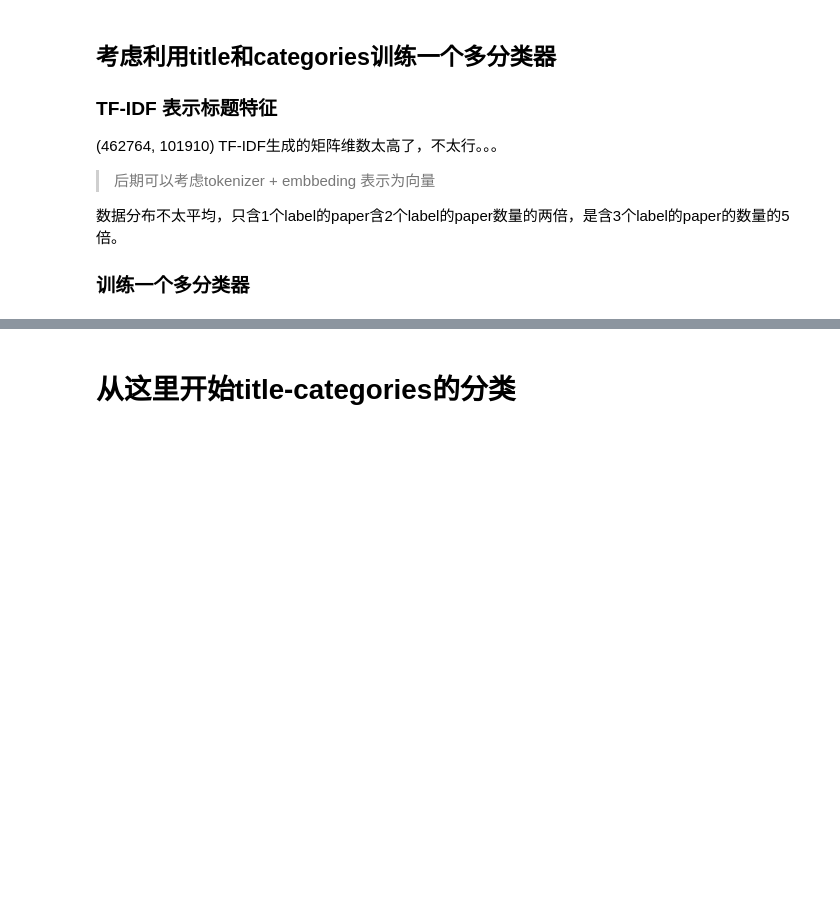
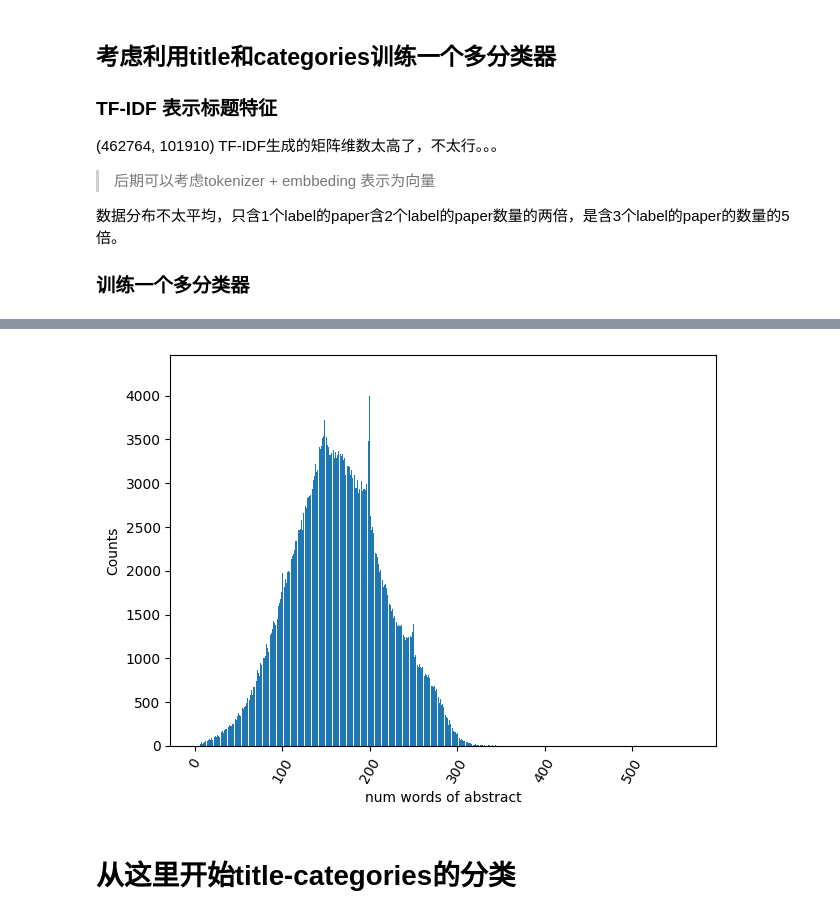
Before and after one commit to kurayami3349/arXiv_dataset_analyzation, a Jupyter notebook: arxiv-analyze.ipynb, the cells around one changed output, grey strips where cells are left out. Saved outputs shown, nothing was run; the diff lists cells and outputs as text; code cells hidden in the pictures; blank space fills up the shorter version.

Commit message:
Kaggle Notebook | arXiv_analyze | Version 10

```diff
--- a/arxiv-analyze.ipynb
+++ b/arxiv-analyze.ipynb
@@ -70,15 +70,14 @@ TF-IDF生成的矩阵维数太高了，不太行。。。
 # # 需要去除categories中非cs的标签
 # # 首先将categories 字符串分割，只保留cs标签
 # # 构建 (id) tittle : ["cs.label1", "cs.label2"]
-# cs_papers_path = "/kaggle/working/cs_papers.json"
-# if cs_papers is None:
-#     with open(cs_papers_path, "r") as f:
-#         cs_papers = pd.DataFrame(json.load(f))
+cs_papers_path = "/kaggle/input/mydatasets/cs_papers.json"
+with open(cs_papers_path, "r") as f:
+        cs_papers = pd.DataFrame(json.load(f))
 
-# for index, row in cs_papers.iterrows():
-#     words = row["categories"].split()
-#     processed_words = [word for word in words if word.startswith('cs.')]
+for index, row in cs_papers.iterrows():
+    words = row["categories"].split()
+    processed_words = [word for word in words if word.startswith('cs.')]
 
-#     cs_papers.at[index, "categories"] = processed_words
+    cs_papers.at[index, "categories"] = processed_words
 
-# cs_papers.head()
+cs_papers.head()
@@ -87,6 +93,5 @@ TF-IDF生成的矩阵维数太高了，不太行。。。
 # title_categories = cs_papers[["title", "categories"]]
 # title_categories.head()
 # %%
-
-# title_abs_categories = cs_papers[["title", "abstract","categories"]]
-# title_abs_categories.head()
+title_abs_categories = cs_papers[["title", "abstract","categories"]]
+title_abs_categories.head()
@@ -93,3 +105,21 @@ TF-IDF生成的矩阵维数太高了，不太行。。。
+# %%
+abstract_word_counts = {}
+for title in title_abs_categories["abstract"]:
+    abstract_parsed = title.split()
+    abstract_word_counts[len(abstract_parsed)] = abstract_word_counts.get(len(abstract_parsed), 0) + 1
+
+#for key in sorted(abstract_word_counts.keys()):
+#    print("num_words=", key, ": ", abstract_word_counts[key])
+# max is ?
+
+plt.bar(sorted(abstract_word_counts.keys()), [abstract_word_counts[key] for key in sorted(abstract_word_counts.keys())])
+plt.xticks(rotation=60)
+plt.xlabel("num words of abstract")
+plt.ylabel("Counts")
+plt.tight_layout()
+plt.show()
+# %% [output]
+[figure, added]
 # %%
 
 # title_categories_path = "/kaggle/working/title_categories.json"
```
Also changed, not shown: parts of 20 cells of this notebook.
